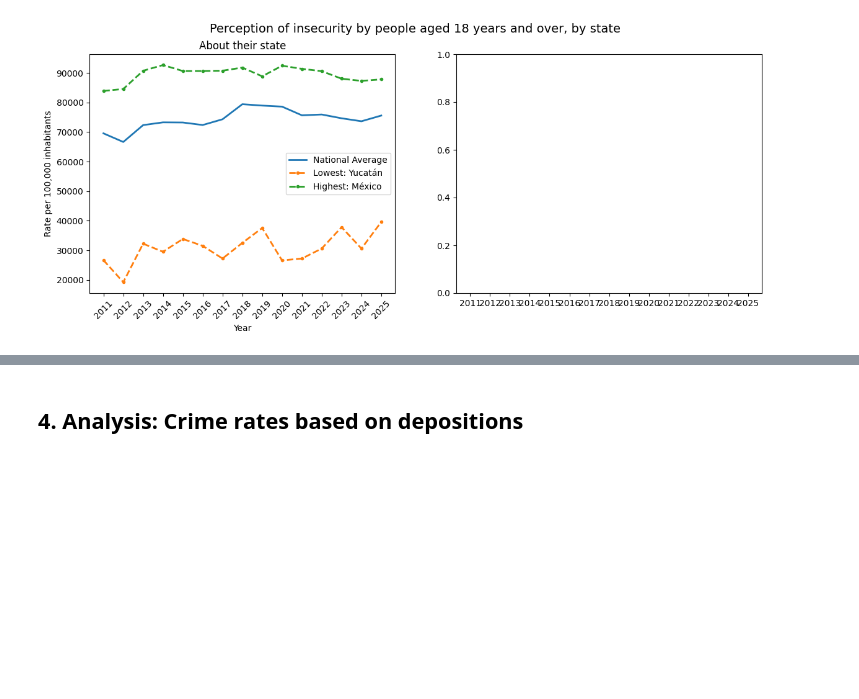
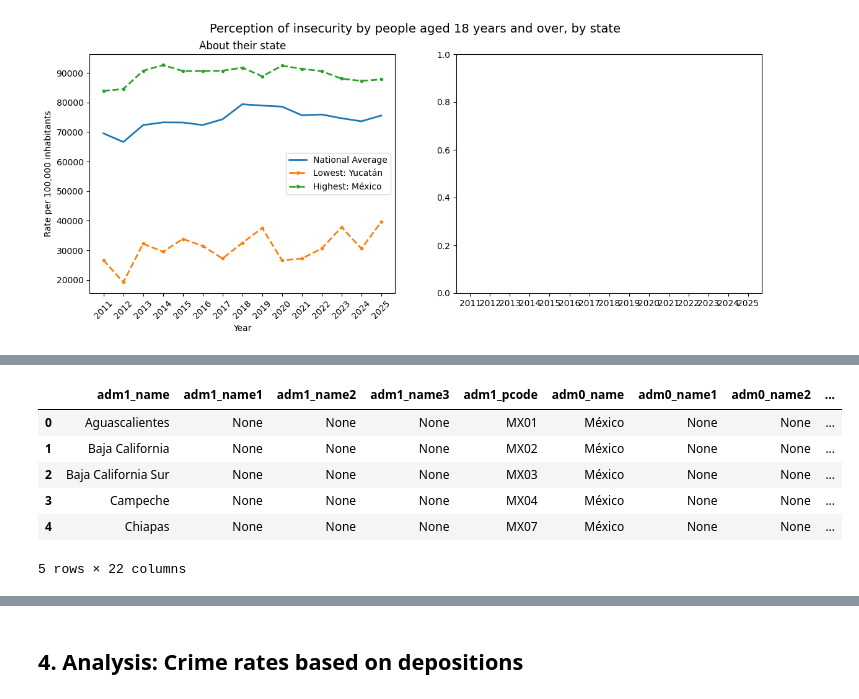
Before and after one commit to irenecelebrin/programming-for-data-analytics, a Jupyter notebook: project/project.ipynb, the cells around one changed output, grey strips where cells are left out. Drawn from its saved outputs; the diff is of its cells as text; code cells hidden in the pictures; blank space fills up the shorter version.

```diff
--- a/project/project.ipynb
+++ b/project/project.ipynb
@@ -635,0 +638,12 @@ Text(0.5, 0.98, 'Perception of insecurity by people aged 18 years and over, by s
+# %%
+map = gpd.read_file('./data/map/mex_admin1.shp')
+
+map.head(5)
+# %% [output]
+|  | adm1_name | adm1_name1 | adm1_name2 | adm1_name3 | adm1_pcode | adm0_name | adm0_name1 | adm0_name2 | ... |
+| 0 | Aguascalientes | None | None | None | MX01 | México | None | None | ... |
+| 1 | Baja California | None | None | None | MX02 | México | None | None | ... |
+| 2 | Baja California Sur | None | None | None | MX03 | México | None | None | ... |
+| 3 | Campeche | None | None | None | MX04 | México | None | None | ... |
+| 4 | Chiapas | None | None | None | MX07 | México | None | None | ... |
+5 rows × 22 columns
```
Also changed, not shown: parts of 16 cells of this notebook, 1 other file.
